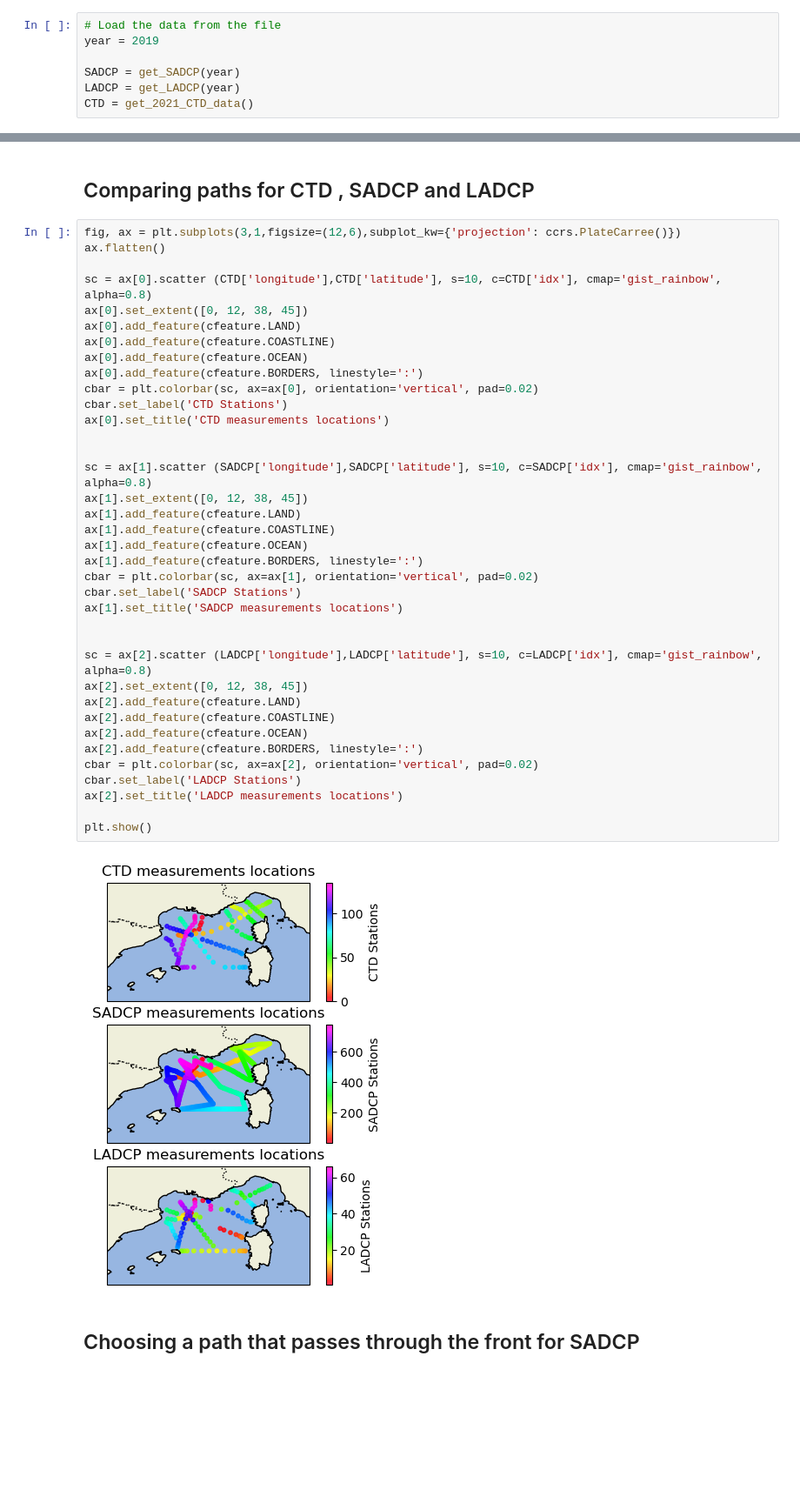
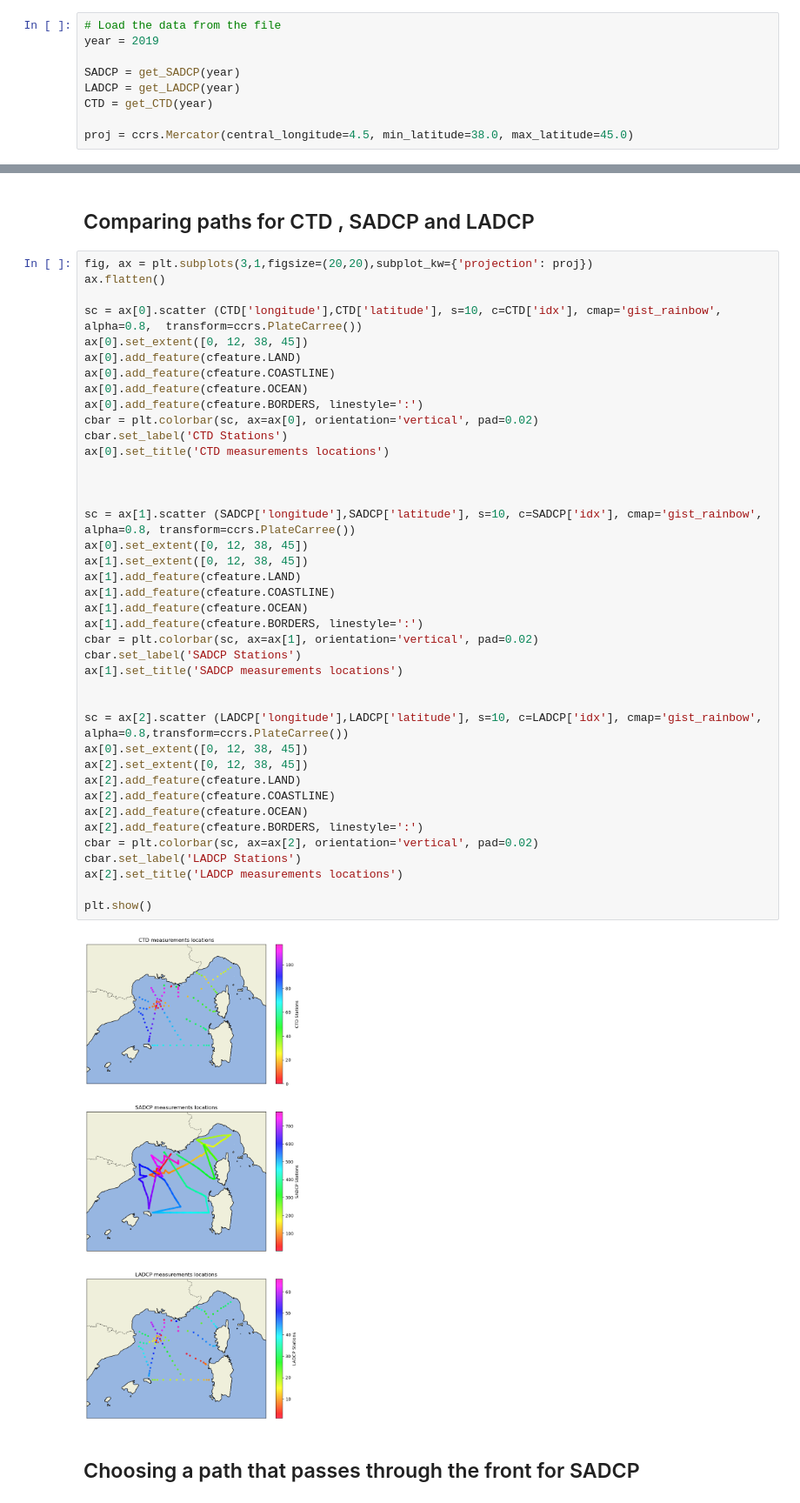
Before and after one commit to juliencollard2001/FOET_Northern_Gyre, a Jupyter notebook: SLADCP_vis.ipynb, the cells around one changed output, grey strips where cells are left out. Shown at 87% size. Cells and saved outputs as stored; diff of their text form; blank space fills up the shorter version.

```diff
--- a/SLADCP_vis.ipynb
+++ b/SLADCP_vis.ipynb
@@ -20,50 +24,55 @@ year = 2019
 
 SADCP = get_SADCP(year)
 LADCP = get_LADCP(year)
-CTD = get_2021_CTD_data()
+CTD = get_CTD(year)
+
+proj = ccrs.Mercator(central_longitude=4.5, min_latitude=38.0, max_latitude=45.0)
 # %% [output]
 (780, 66)
 # %% [markdown]
 ## Comparing paths for CTD , SADCP and LADCP
 # %%
-fig, ax = plt.subplots(3,1,figsize=(12,6),subplot_kw={'projection': ccrs.PlateCarree()})
+fig, ax = plt.subplots(3,1,figsize=(20,20),subplot_kw={'projection': proj})
 ax.flatten()
 
-sc = ax[0].scatter (CTD['longitude'],CTD['latitude'], s=10, c=CTD['idx'], cmap='gist_rainbow', alpha=0.8)
+sc = ax[0].scatter (CTD['longitude'],CTD['latitude'], s=10, c=CTD['idx'], cmap='gist_rainbow', alpha=0.8,  transform=ccrs.PlateCarree())
 ax[0].set_extent([0, 12, 38, 45])
 ax[0].add_feature(cfeature.LAND)
 ax[0].add_feature(cfeature.COASTLINE)
 ax[0].add_feature(cfeature.OCEAN)
 ax[0].add_feature(cfeature.BORDERS, linestyle=':')
 cbar = plt.colorbar(sc, ax=ax[0], orientation='vertical', pad=0.02)
 cbar.set_label('CTD Stations')
 ax[0].set_title('CTD measurements locations')
 
 
-sc = ax[1].scatter (SADCP['longitude'],SADCP['latitude'], s=10, c=SADCP['idx'], cmap='gist_rainbow', alpha=0.8)
+
+sc = ax[1].scatter (SADCP['longitude'],SADCP['latitude'], s=10, c=SADCP['idx'], cmap='gist_rainbow', alpha=0.8, transform=ccrs.PlateCarree())
+ax[0].set_extent([0, 12, 38, 45])
 ax[1].set_extent([0, 12, 38, 45])
 ax[1].add_feature(cfeature.LAND)
 ax[1].add_feature(cfeature.COASTLINE)
 ax[1].add_feature(cfeature.OCEAN)
 ax[1].add_feature(cfeature.BORDERS, linestyle=':')
 cbar = plt.colorbar(sc, ax=ax[1], orientation='vertical', pad=0.02)
 cbar.set_label('SADCP Stations')
 ax[1].set_title('SADCP measurements locations')
 
 
-sc = ax[2].scatter (LADCP['longitude'],LADCP['latitude'], s=10, c=LADCP['idx'], cmap='gist_rainbow', alpha=0.8)
+sc = ax[2].scatter (LADCP['longitude'],LADCP['latitude'], s=10, c=LADCP['idx'], cmap='gist_rainbow', alpha=0.8,transform=ccrs.PlateCarree())
+ax[0].set_extent([0, 12, 38, 45])
 ax[2].set_extent([0, 12, 38, 45])
 ax[2].add_feature(cfeature.LAND)
 ax[2].add_feature(cfeature.COASTLINE)
 ax[2].add_feature(cfeature.OCEAN)
 ax[2].add_feature(cfeature.BORDERS, linestyle=':')
 cbar = plt.colorbar(sc, ax=ax[2], orientation='vertical', pad=0.02)
 cbar.set_label('LADCP Stations')
 ax[2].set_title('LADCP measurements locations')
 
 plt.show()
 # %% [output]
-[figure, old version]
+[figure, new version]
 # %% [markdown]
 ## Choosing a path that passes through the front for SADCP
 # %%
```
Also changed, not shown: parts of 12 cells of this notebook.
